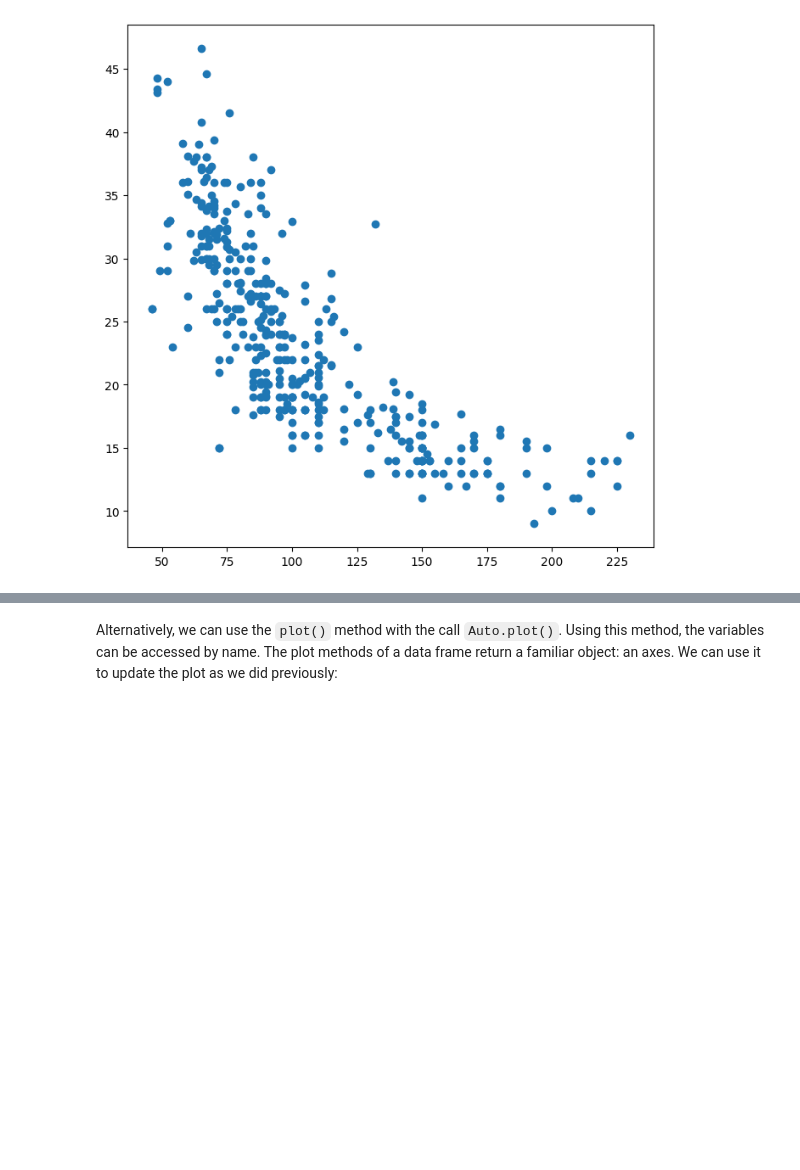
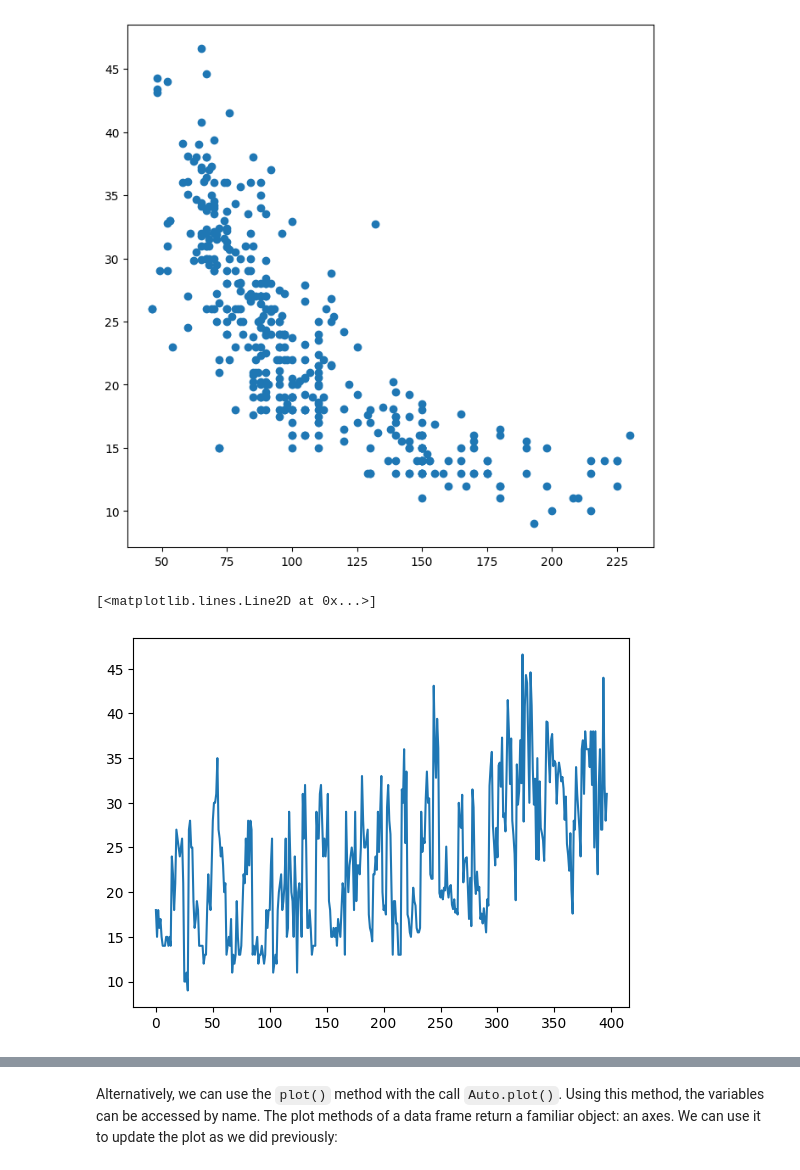
Before and after one commit to aminehd/ISLP_labs_amineh, a Jupyter notebook: Ch02-statlearn-lab.ipynb, the cells around one changed output, grey strips where cells are left out. Drawn from its saved outputs; the diff is of its cells as text; code cells hidden in the pictures; blank space fills up the shorter version.

```diff
--- a/Ch02-statlearn-lab.ipynb
+++ b/Ch02-statlearn-lab.ipynb
@@ -1875,3 +1915,10 @@ fig, ax = subplots(figsize=(8, 8))
 ax.plot(Auto['horsepower'], Auto['mpg'], 'o');
 # %% [output]
 [figure]
+# %%
+# we can do like
+fig, ax = subplots()
+ax.plot(Auto['mpg'])
+# %% [output]
+[<matplotlib.lines.Line2D at 0x...>]
+[figure, added]
```
Also changed, not shown: parts of 8 cells of this notebook.
